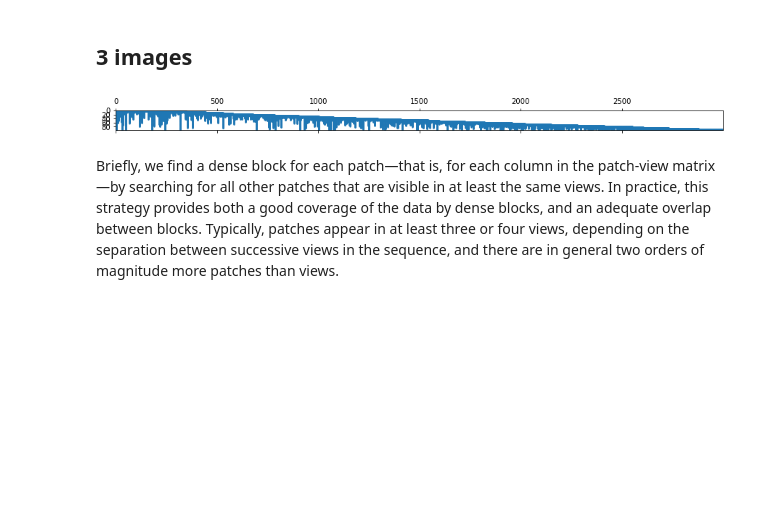
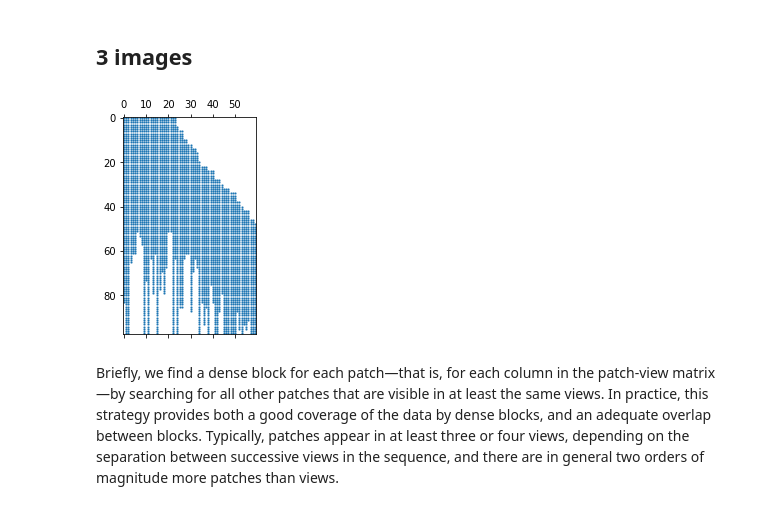
Before and after one commit to OlegBEZb/CV2_UVA_assignments, a Jupyter notebook: assignment2/src/detailed_experiments.ipynb, the cells around one changed output. Saved outputs shown, nothing was run; the diff lists cells and outputs as text; code cells hidden in the pictures; blank space fills up the shorter version.

```diff
--- a/assignment2/src/detailed_experiments.ipynb
+++ b/assignment2/src/detailed_experiments.ipynb
@@ -377,3 +330,7 @@ plt.spy(PVM, precision=-sparse_fill_value, markersize = 1);
 PVM.shape
 # %% [output]
 (98, 2998)
+# %%
+def calc_sparsity(matrix, sparse_value=0):
+    shape = matrix.shape
+    return np.sum(matrix == sparse_value) / (shape[0] * shape[1])
@@ -381,0 +345,21 @@ PVM.shape
+# %%
+from sklearn.model_selection import ParameterGrid
+from tqdm.notebook import tqdm
+
+best_params = None
+lowest_sparsity = 1
+best_PVM = None
+
+param_grid = {'n_points': [100, 200, 300, 400, 500, 600],
+              'filter_neighbours': [True, False],
+              'distance_threshold': [0.25, 0.5, 1, 10, 20]
+              }
+param_list = list(ParameterGrid(param_grid))
+for param_set in tqdm(param_list, total=len(param_list)):
+    PVM = chaining(sparse_fill_value=sparse_fill_value, **param_set)
+    sparsity = calc_sparsity(PVM, sparse_fill_value)
+
+    if sparsity < lowest_sparsity:
+        lowest_sparsity = sparsity
+        best_params = param_set
+        best_PVM = PVM
@@ -383,0 +383,7 @@ PVM.shape
+# %%
+column_pureness = 0.5
+cols_to_keep = []
+for i in range(PVM.shape[1]):
+    if np.sum(PVM[:, i] == sparse_fill_value) < PVM.shape[0]*0.5:
+        cols_to_keep.append(i)
+PVM.shape, len(cols_to_keep)
@@ -383,0 +392,3 @@ PVM.shape
+# %%
+PVM_dense_cols = PVM[:, cols_to_keep]
+PVM_dense_cols.shape
@@ -644,9 +669,9 @@ also well
 # %% [markdown]
 ## 3 images
 # %%
-plt.figure(figsize=(15, 10))
-plt.spy(PVM, precision=1e-4, markersize = 1);
+plt.figure(figsize=(15, 4))
+plt.spy(PVM_dense_cols, precision=1e-4, markersize = 1);
 # %% [output]
-[figure, old version]
+[figure, new version]
 # %% [markdown]
 Briefly, we find a dense block for each patch—that is, for each column in the patch-view matrix—by searching for all other patches that are visible in at least the same views. In practice, this strategy provides both a good coverage of the data by dense blocks, and an adequate overlap between blocks. Typically, patches appear in at least three or four views, depending on the separation between successive views in the sequence, and there are in general two orders of magnitude more patches than views.
```
Also changed, not shown: parts of 30 cells of this notebook, 3 other files.
